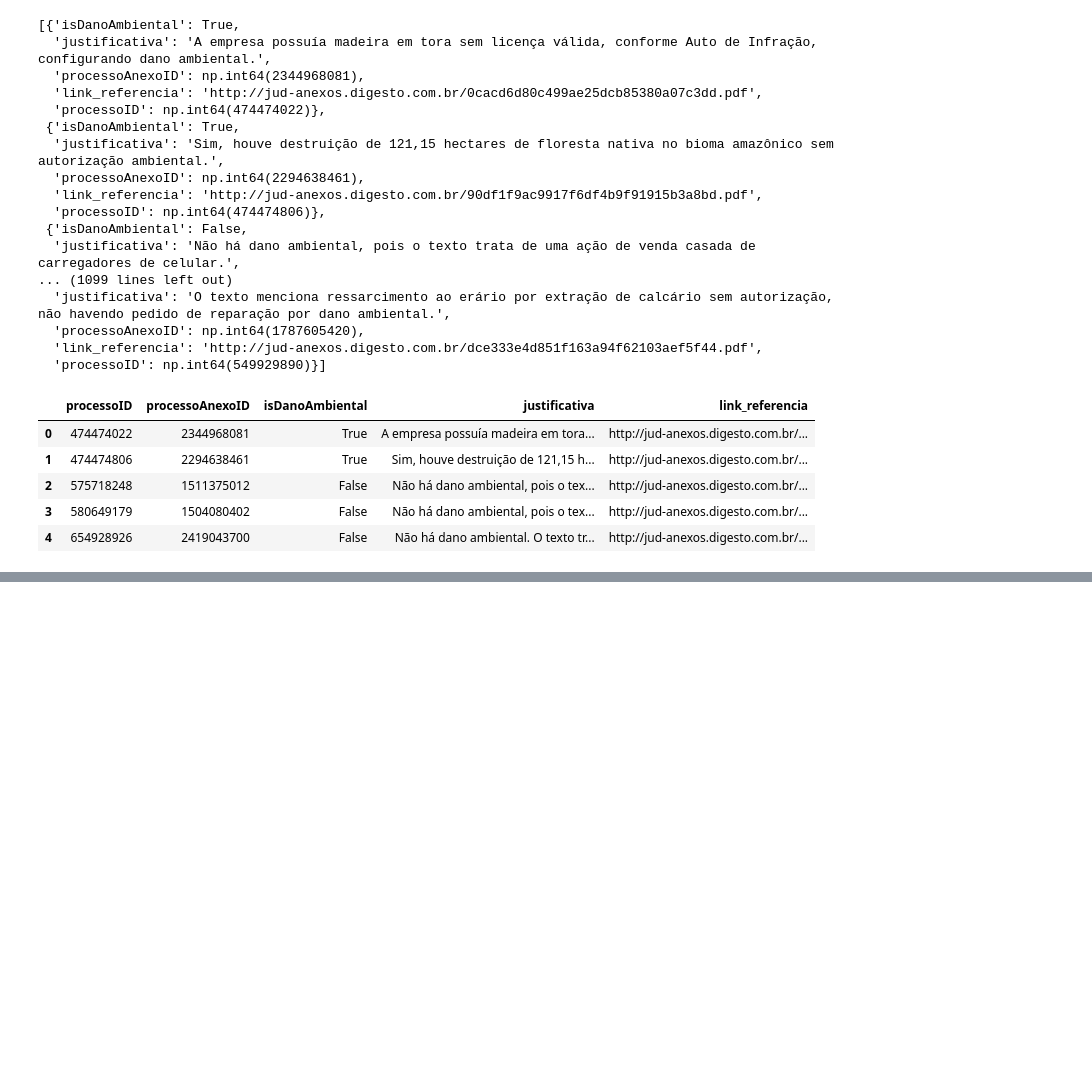
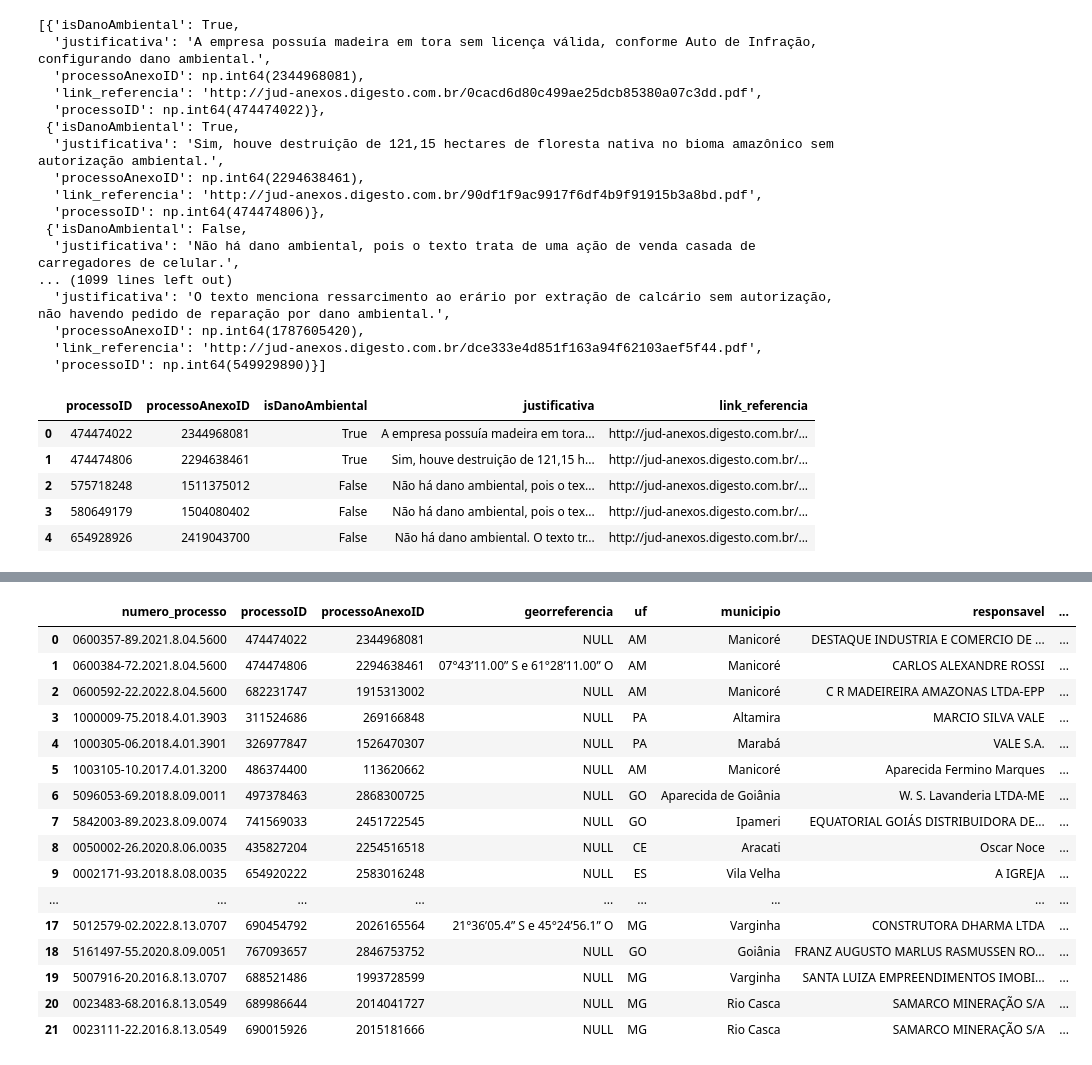
Before and after one commit to pedronery07/Projeto_InsperData_AECOM, a Jupyter notebook: main.ipynb, the cells around one changed output, grey strips where cells are left out. Cells and saved outputs as stored; diff of their text form; code cells hidden in the pictures; blank space fills up the shorter version.

```diff
--- a/limpando_base.ipynb
+++ b/main.ipynb
@@ -226,0 +230,2 @@ respostas_df.head()
+# %%
+sentencas_danos_ambientais = respostas_df.loc[respostas_df["isDanoAmbiental"] == True]
@@ -226,0 +380,35 @@ respostas_df.head()
+# %%
+# Analisando os processos com dano ambiental
+respostas_danos_ambientais = []
+for id in partes[0]:
+    linha = sentencas_danos_ambientais.loc[sentencas_danos_ambientais['processoID'] == id]
+    texto = ''
+    linha = linha.iloc[0] # extrai a linha como Series
+
+    processoAnexoID = linha['processoAnexoID']
+    link = linha['link_referencia']
+    response = requests.get(link)
+    response.encoding = 'utf-8'
+    content_type = response.headers.get('Content-Type', '')
+
+    if 'pdf' in content_type:
+        with tempfile.NamedTemporaryFile(delete=False, suffix=".pdf") as tmp_file:
+            tmp_file.write(response.content)
+            tmp_path = tmp_file.name
+
+        with pymupdf.open(tmp_path) as doc:
+            for page in doc:
+                texto += page.get_text()
+
+    elif 'html' in content_type:
+        soup = BeautifulSoup(response.content, 'html.parser')
+        texto += soup.get_text()
+
+    resposta_prompt = analisa_sentenca(texto)
+    resposta_prompt = json.loads(resposta_prompt.text)
+    resposta_prompt["processoAnexoID"] = processoAnexoID
+    resposta_prompt["link_referencia"] = link
+    resposta_prompt["processoID"] = id
+    respostas_danos_ambientais.append(resposta_prompt)
+
+respostas_danos_ambientais
@@ -226,0 +433,26 @@ respostas_df.head()
+# %%
+# Transformando a lista de respostas de danos ambientais da primeira parte em um DataFrame
+respostas_danos_ambientais_df_parte0 = pd.DataFrame(respostas_danos_ambientais)
+
+# Reorganizando as colunas
+respostas_danos_ambientais_df_parte0 = respostas_danos_ambientais_df_parte0[["numero_processo", "processoID", "processoAnexoID", "georreferencia", "uf", "municipio", "responsavel", "categoria_responsavel", "tipo_impacto", "descricao_impacto", "data_impacto", "area_afetada", "unidade_area", "houve_compensacao", "categoria_compensacao", "tipo_multa", "valor_multa", "valor_multa_diaria"]]
+
+respostas_danos_ambientais_df_parte0
+# %% [output]
+|  | numero_processo | processoID | processoAnexoID | georreferencia | uf | municipio | responsavel | ... |
+| 0 | 0600357-89.2021.8.04.5600 | 474474022 | 2344968081 | NULL | AM | Manicoré | DESTAQUE INDUSTRIA E COMERCIO DE ... | ... |
+| 1 | 0600384-72.2021.8.04.5600 | 474474806 | 2294638461 | 07°43’11.00” S e 61°28’11.00” O | AM | Manicoré | CARLOS ALEXANDRE ROSSI | ... |
+| 2 | 0600592-22.2022.8.04.5600 | 682231747 | 1915313002 | NULL | AM | Manicoré | C R MADEIREIRA AMAZONAS LTDA-EPP | ... |
+| 3 | 1000009-75.2018.4.01.3903 | 311524686 | 269166848 | NULL | PA | Altamira | MARCIO SILVA VALE | ... |
+| 4 | 1000305-06.2018.4.01.3901 | 326977847 | 1526470307 | NULL | PA | Marabá | VALE S.A. | ... |
+| 5 | 1003105-10.2017.4.01.3200 | 486374400 | 113620662 | NULL | AM | Manicoré | Aparecida Fermino Marques | ... |
+| 6 | 5096053-69.2018.8.09.0011 | 497378463 | 2868300725 | NULL | GO | Aparecida de Goiânia | W. S. Lavanderia LTDA-ME | ... |
+| 7 | 5842003-89.2023.8.09.0074 | 741569033 | 2451722545 | NULL | GO | Ipameri | EQUATORIAL GOIÁS DISTRIBUIDORA DE... | ... |
+| 8 | 0050002-26.2020.8.06.0035 | 435827204 | 2254516518 | NULL | CE | Aracati | Oscar Noce | ... |
+| 9 | 0002171-93.2018.8.08.0035 | 654920222 | 2583016248 | NULL | ES | Vila Velha | A IGREJA | ... |
+| ... | ... | ... | ... | ... | ... | ... | ... | ... |
+| 17 | 5012579-02.2022.8.13.0707 | 690454792 | 2026165564 | 21°36’05.4” S e 45°24’56.1” O | MG | Varginha | CONSTRUTORA DHARMA LTDA | ... |
+| 18 | 5161497-55.2020.8.09.0051 | 767093657 | 2846753752 | NULL | GO | Goiânia | FRANZ AUGUSTO MARLUS RASMUSSEN RO... | ... |
+| 19 | 5007916-20.2016.8.13.0707 | 688521486 | 1993728599 | NULL | MG | Varginha | SANTA LUIZA EMPREENDIMENTOS IMOBI... | ... |
+| 20 | 0023483-68.2016.8.13.0549 | 689986644 | 2014041727 | NULL | MG | Rio Casca | SAMARCO MINERAÇÃO S/A | ... |
+| 21 | 0023111-22.2016.8.13.0549 | 690015926 | 2015181666 | NULL | MG | Rio Casca | SAMARCO MINERAÇÃO S/A | ... |
```
Also changed, not shown: parts of 6 cells of this notebook, 17 other files.
